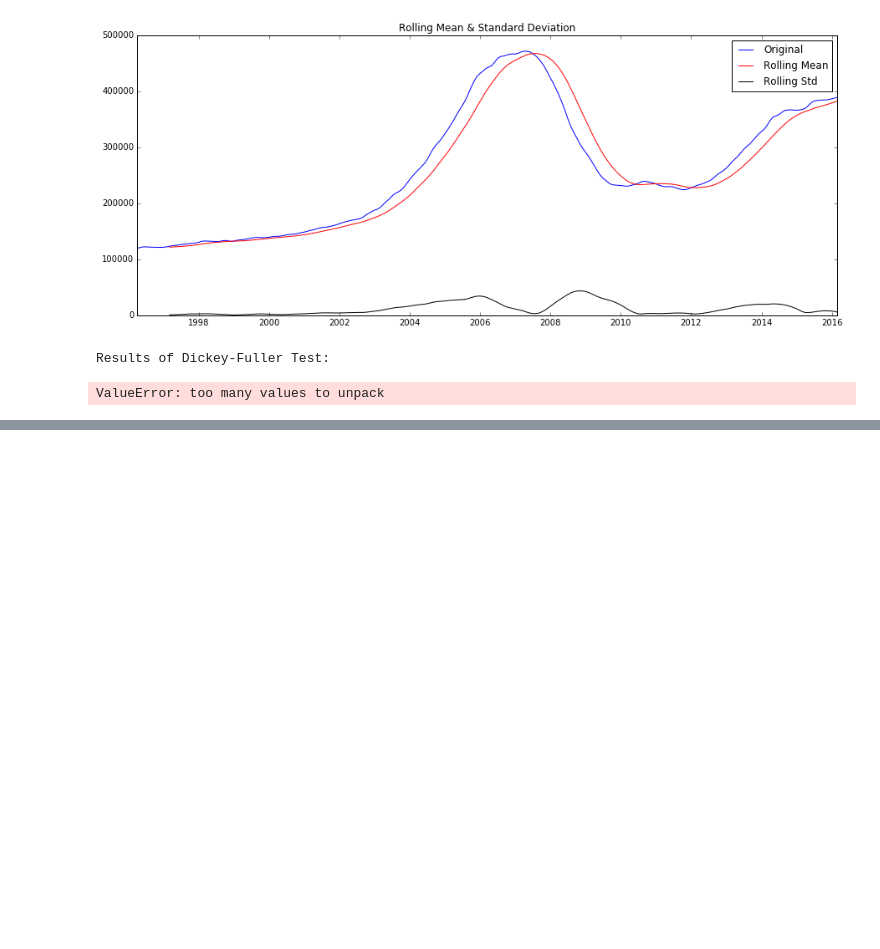
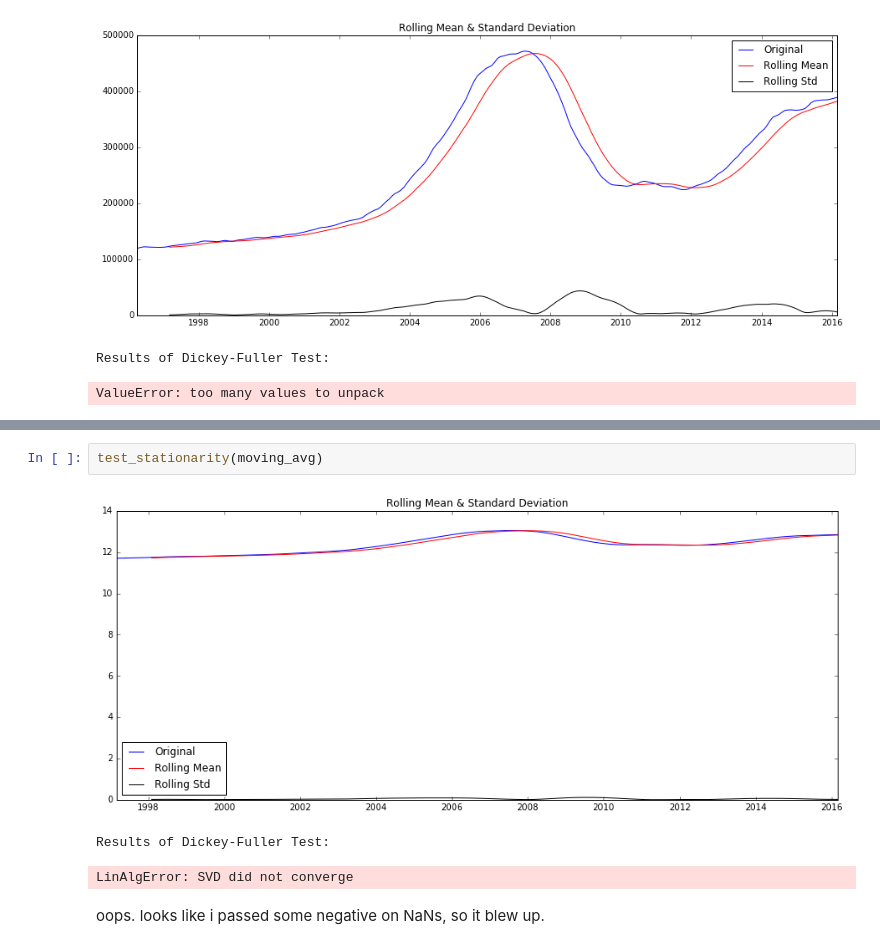
Before and after one commit to gnitnuj/RandomRealEstateExplorations, a Jupyter notebook: The Notebook.ipynb, the cells around one changed output, grey strips where cells are left out. Drawn from its saved outputs; the diff is of its cells as text; blank space fills up the shorter version.

```diff
--- a/The Notebook.ipynb
+++ b/The Notebook.ipynb
@@ -329,0 +412,8 @@ ValueError: too many values to unpack
+# %%
+test_stationarity(moving_avg)
+# %% [output]
+[figure, added]
+Results of Dickey-Fuller Test:
+LinAlgError: SVD did not converge
+# %% [markdown]
+oops. looks like i passed some negative on NaNs, so it blew up.
```
Also changed, not shown: parts of 27 cells of this notebook.
